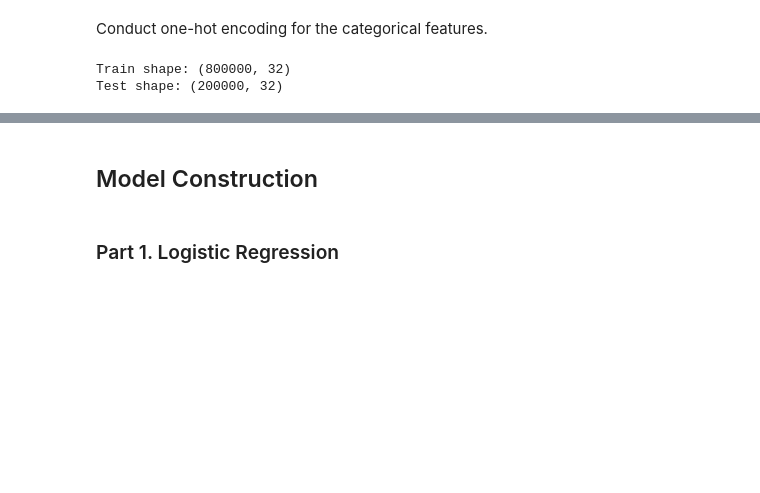
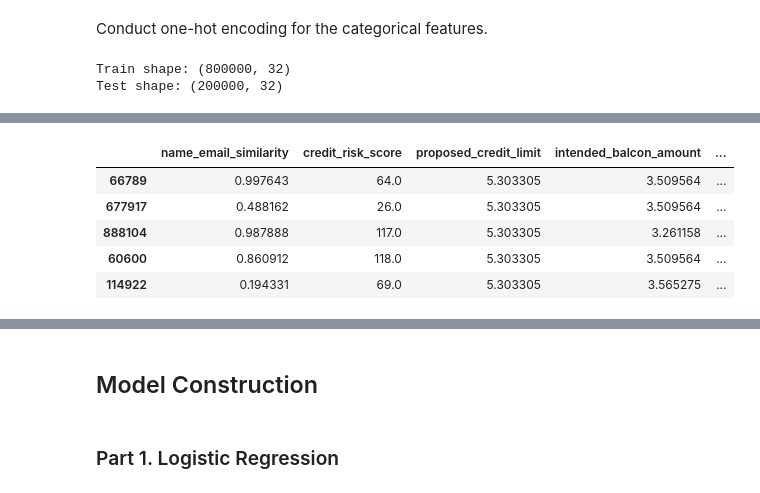
Before and after one commit to mrlizhaozhi/application-fraud-bank-account-opening, a Jupyter notebook: BAF-Fraud-Detection-Models.ipynb, the cells around one changed output, grey strips where cells are left out. Saved outputs shown, nothing was run; the diff lists cells and outputs as text; code cells hidden in the pictures; blank space fills up the shorter version.

```diff
--- a/BAF-Fraud-Detection-Models.ipynb
+++ b/BAF-Fraud-Detection-Models.ipynb
@@ -1604,0 +1623,9 @@ Test shape: (200000, 32)
+# %%
+X_test_encoded.head()
+# %% [output]
+|  | name_email_similarity | credit_risk_score | proposed_credit_limit | intended_balcon_amount | ... |
+| 66789 | 0.997643 | 64.0 | 5.303305 | 3.509564 | ... |
+| 677917 | 0.488162 | 26.0 | 5.303305 | 3.509564 | ... |
+| 888104 | 0.987888 | 117.0 | 5.303305 | 3.261158 | ... |
+| 60600 | 0.860912 | 118.0 | 5.303305 | 3.509564 | ... |
+| 114922 | 0.194331 | 69.0 | 5.303305 | 3.565275 | ... |
```
Also changed, not shown: parts of 8 cells of this notebook.
